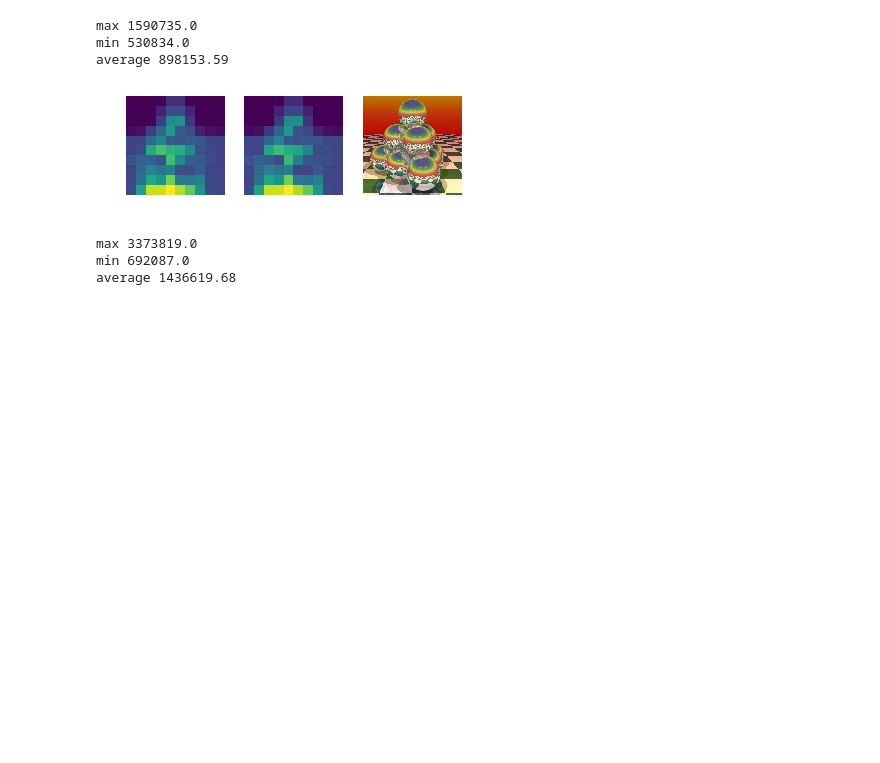
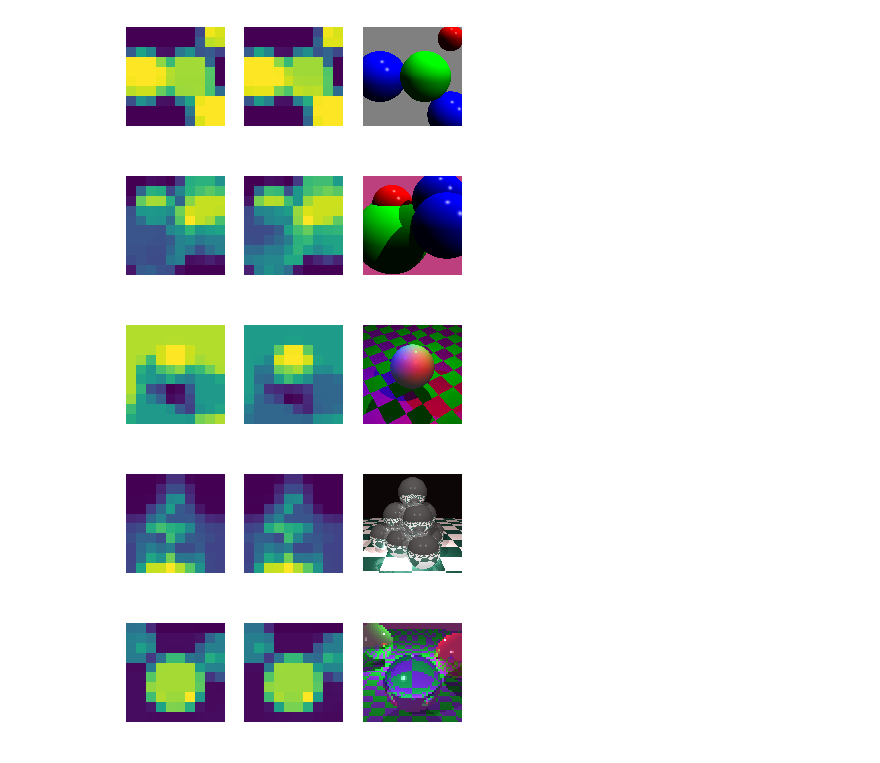
Before and after one commit to goncalo-rodrigues/CNV, a Jupyter notebook: feature-to-image.ipynb, the cells around one changed output. Saved outputs shown, nothing was run; the diff lists cells and outputs as text; code cells hidden in the pictures; blank space fills up the shorter version.

```diff
--- a/feature-to-image.ipynb
+++ b/feature-to-image.ipynb
@@ -42,21 +42,19 @@ def get_statistics(feature, mapping, grid):
 
         output[x, y] = value
     return output.T
-# %%
-grid = (10,10)
-run_result = run_raytracer('test01.txt', (100,100), grid)
-# %%
-normalized_output_target = get_statistics('totalinstr', run_result, grid)
-normalized_output_method = get_statistics('shade', run_result, grid)
 # %%
-plt.subplot(1,3,1)
-plt.axis('off')
-imgplot = plt.imshow(normalized_output_target)
-plt.subplot(1,3,2)
-plt.axis('off')
-imgplot = plt.imshow(normalized_output_method)
-plt.subplot(1,3,3)
-plt.axis('off')
-img=mpimg.imread('test01final.bmp')/255
-plt.imshow(img)
-plt.show()
+def print_image(file, resfile, resolution=(100,100), grid=(10,10)):
+    run_result = run_raytracer(file, resolution, grid)
+    normalized_output_target = get_statistics('totalinstr', run_result, grid)
+    normalized_output_method = get_statistics('dot', run_result, grid)
+    plt.subplot(1,3,1)
+    imgplot = plt.imshow(normalized_output_target)
+    plt.axis('off')
+    plt.subplot(1,3,2)
+    imgplot = plt.imshow(normalized_output_method)
+    plt.axis('off')
+    plt.subplot(1,3,3)
+    img=mpimg.imread(resfile)/255
+    plt.imshow(img)
+    plt.axis('off')
+    plt.show()
@@ -177,8 +60,0 @@ plt.show()
-# %%
-print('max', normalized_output_target.max())
-print('min', normalized_output_target.min())
-print('average', np.average(normalized_output_target))
-# %% [output]
-max 1590735.0
-min 530834.0
-average 898153.59
@@ -191,22 +61,12 @@ normalized_output_method = get_statistics('shade', run_result, grid)
-# %%
-plt.subplot(1,3,1)
-imgplot = plt.imshow(normalized_output_target)
-plt.axis('off')
-plt.subplot(1,3,2)
-imgplot = plt.imshow(normalized_output_method)
-plt.axis('off')
-plt.subplot(1,3,3)
-img=mpimg.imread('texmapfinal.bmp')/255
-plt.imshow(img)
-plt.axis('off')
-plt.show()
-# %% [output]
-[figure, removed]
-# %%
-print('max', normalized_output_target.max())
-print('min', normalized_output_target.min())
-print('average', np.average(normalized_output_target))
-# %% [output]
-max 3373819.0
-min 692087.0
-average 1436619.68
+# %%
+print_image('test01.txt', 'test01final.bmp')
+print_image('test02.txt', 'test02final.bmp')
+print_image('test03.txt', 'test03final.bmp')
+print_image('test04.txt', 'test04final.bmp')
+print_image('test05.txt', 'test05final.bmp')
+# %% [output]
+[figure, added]
+[figure, added]
+[figure, added]
+[figure, added]
+[figure, added]
```
Also changed, not shown: parts of 20 cells of this notebook.
